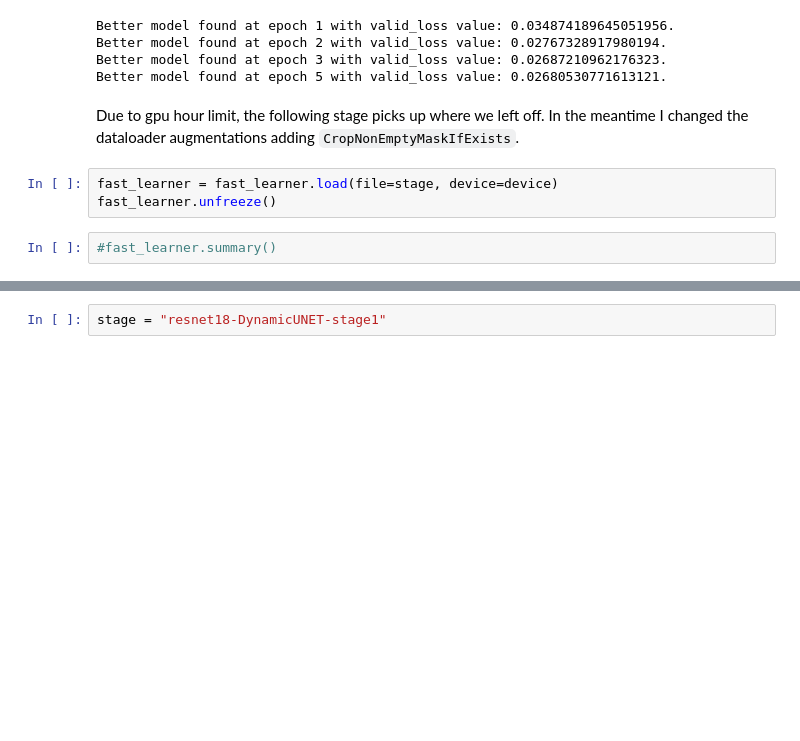
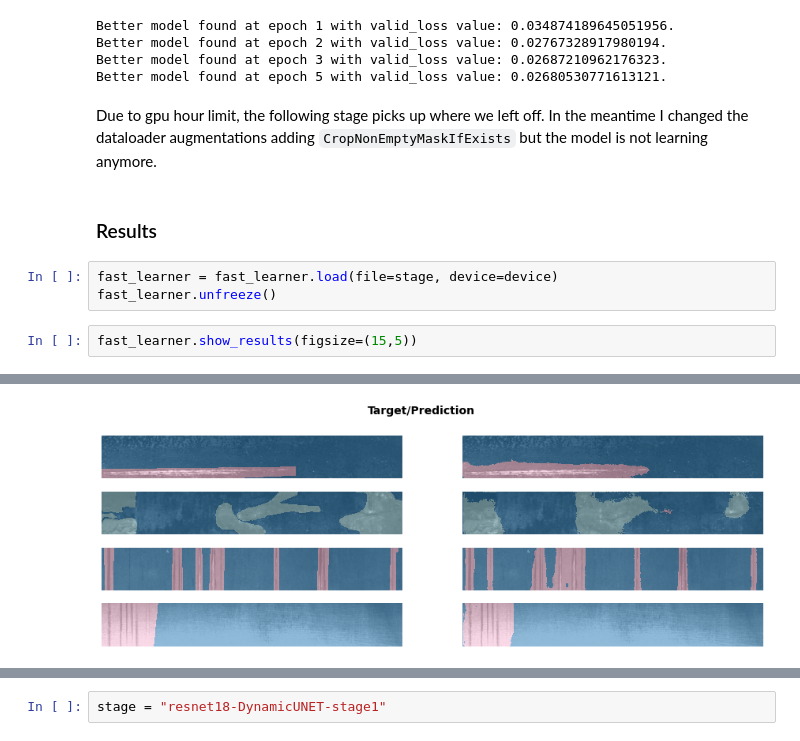
Before and after one commit to marcomatteo/steel_segmentation, a Jupyter notebook: nbs/_11_resnet18-UNET.ipynb, the cells around one changed output, grey strips where cells are left out. Drawn from its saved outputs; the diff is of its cells as text; blank space fills up the shorter version.

Commit message:
learner testing

```diff
--- a/nbs/_11_resnet18-UNET.ipynb
+++ b/nbs/_11_resnet18-UNET.ipynb
@@ -241,9 +231,12 @@ Better model found at epoch 2 with valid_loss value: 0.02767328917980194.
 Better model found at epoch 3 with valid_loss value: 0.02687210962176323.
 Better model found at epoch 5 with valid_loss value: 0.02680530771613121.
 # %% [markdown]
-Due to gpu hour limit, the following stage picks up where we left off. In the meantime I changed the dataloader augmentations adding `CropNonEmptyMaskIfExists`.
+Due to gpu hour limit, the following stage picks up where we left off. In the meantime I changed the dataloader augmentations adding `CropNonEmptyMaskIfExists` but the model is not learning anymore.
+# %% [markdown]
+### Results
 # %%
 fast_learner = fast_learner.load(file=stage, device=device)
 fast_learner.unfreeze()
-# %%
-#fast_learner.summary()
+# %%
+fast_learner.show_results(figsize=(15,5))
+# %% [output]
@@ -249,0 +244 @@ fast_learner.unfreeze()
+[figure, added]
```
Also changed, not shown: parts of 33 cells of this notebook, 3 other files.
